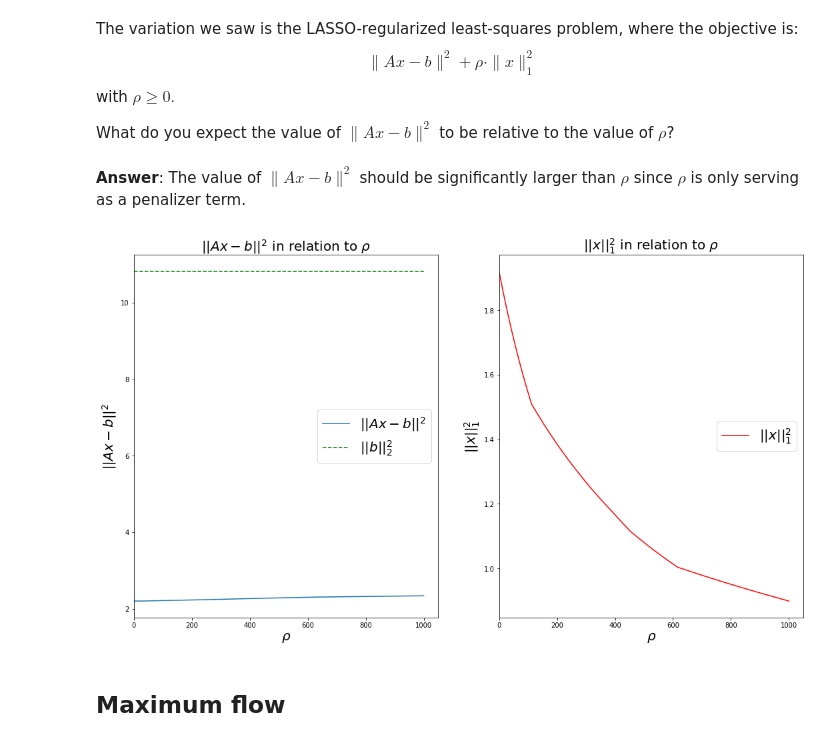
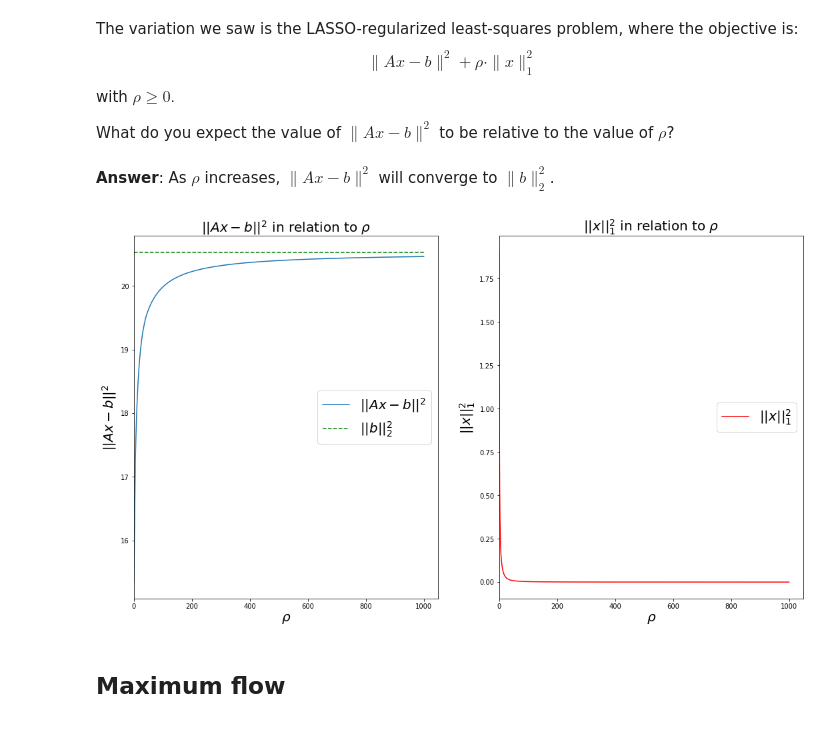
Before and after one commit to RuolinZheng08/cmsc25460-optimization, a Jupyter notebook: Homework1.ipynb, the cells around one changed output. Drawn from its saved outputs; the diff is of its cells as text; code cells hidden in the pictures.

```diff
--- a/Homework1.ipynb
+++ b/Homework1.ipynb
@@ -376,43 +376,45 @@ $$
 with $\rho \geq 0.$
 
 What do you expect the value of $\|Ax - b\|^2$ to be relative to the value of $\rho$?
-# %% [markdown]
-**Answer**: The value of $\|Ax-b\|^2$ should be significantly larger than $\rho$ since $\rho$ is only serving as a penalizer term.
+# %% [markdown]
+
+**Answer**: As $\rho$ increases, $\|Ax-b\|^2$ will converge to $\|b\|^2_2$.
 # %%
 norm2 = np.zeros(1001)
 norm1 = np.zeros(1001)
 
+rho = cp.Parameter(nonneg=True, value=2)
 # TODO: set r to 1001 linearly equispaced values between 0 and 1000
 r = np.arange(0, 1001)
 
 # TODO: For every rho value solve the problem and store the results of ||Ax -b||^2 and ||x||_1^2 in norm2 and norm1
 for value in r:
-    rho = cp.Parameter(nonneg=True, value=value/1000)
+    rho.value = value
     obj = cp.Minimize((cp.norm(A*x - b))**2+rho*(cp.norm(x,1))**2)
     prob = cp.Problem(obj)
     prob.solve()
-    norm2[value] = np.linalg.norm(A @ np.array(x.value) - b)
-    norm1[value] = np.linalg.norm(x.value, ord=1)
+    norm2[value] = np.linalg.norm(A @ np.array(x.value) - b) ** 2
+    norm1[value] = np.linalg.norm(x.value, ord=1) ** 2
 
 fig, ax = plt.subplots(1, 2, figsize=(18, 10))
 ax[0].plot(r, norm2, label=r"$||Ax - b||^2$")
 ax[0].hlines(np.linalg.norm(b)**2, 0, 1000, colors='g', linestyles='dashed', label=r"$||b||_2^2$")
 ax[0].set_xlabel(r'$\rho$', fontsize=20)
 ax[0].set_ylabel(r'$||Ax - b||^2$', fontsize=20)
 ax[0].set_xlim(xmin=0)
 ax[0].set_title(r"$||Ax - b||^2$ in relation to $\rho$", fontsize=20)
 ax[0].legend(loc="center right", fontsize=20)
 
 ax[1].plot(r, norm1, 'r-', label=r"$||x||_1^2$")
 ax[1].set_xlabel(r'$\rho$', fontsize=20)
 ax[1].set_ylabel(r'$||x||_1^2$', fontsize=20)
 ax[1].set_xlim(xmin=0)
 ax[1].set_title(r"$||x||_1^2$ in relation to $\rho$", fontsize=20)
 ax[1].legend(loc="center right", fontsize=20)
 
 plt.show()
 # %% [output]
-[figure, old version]
+[figure, new version]
 # %% [markdown]
 ## Maximum flow
 # %% [markdown]
```
Also changed, not shown: parts of 5 cells of this notebook.
